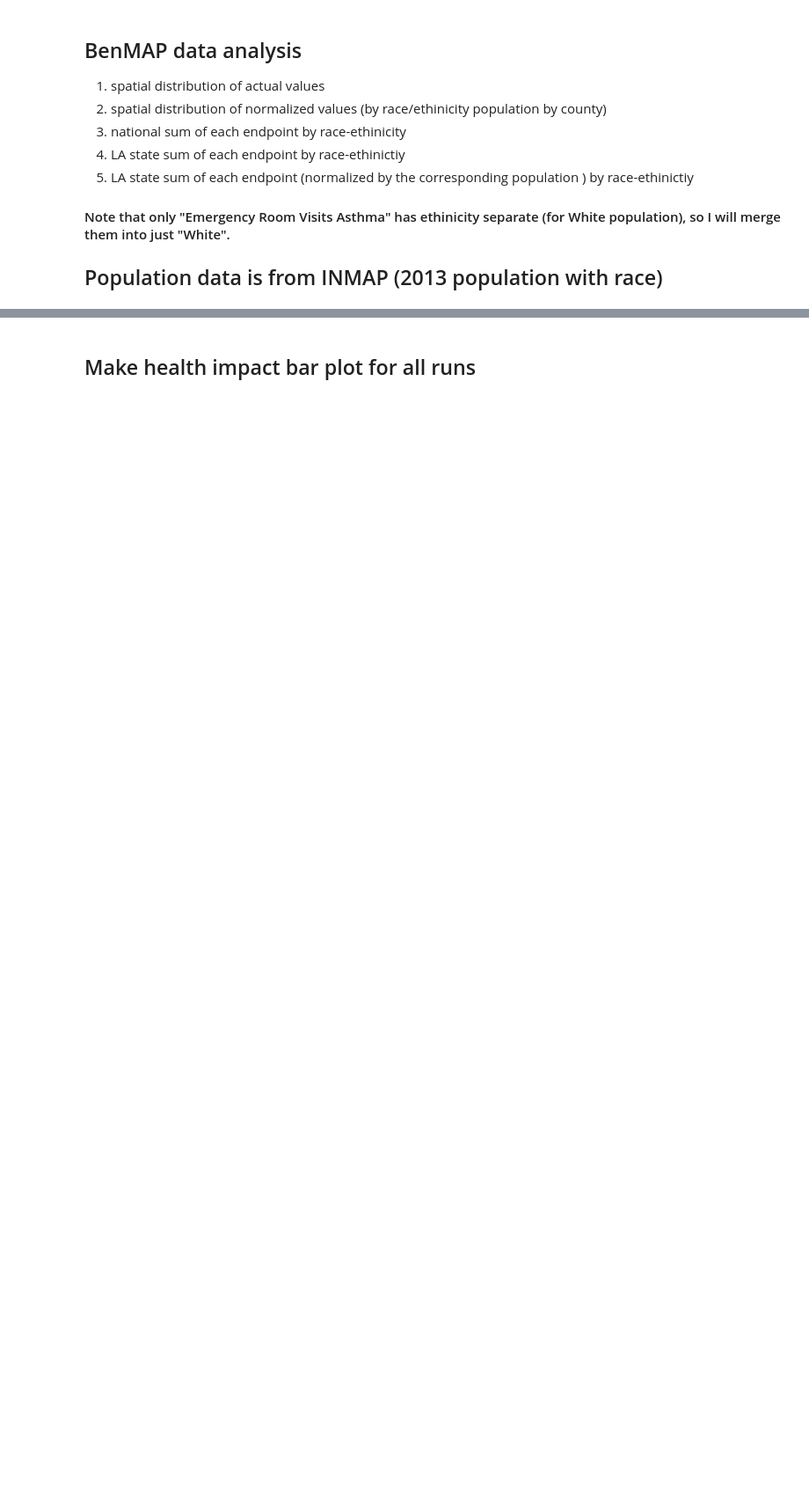
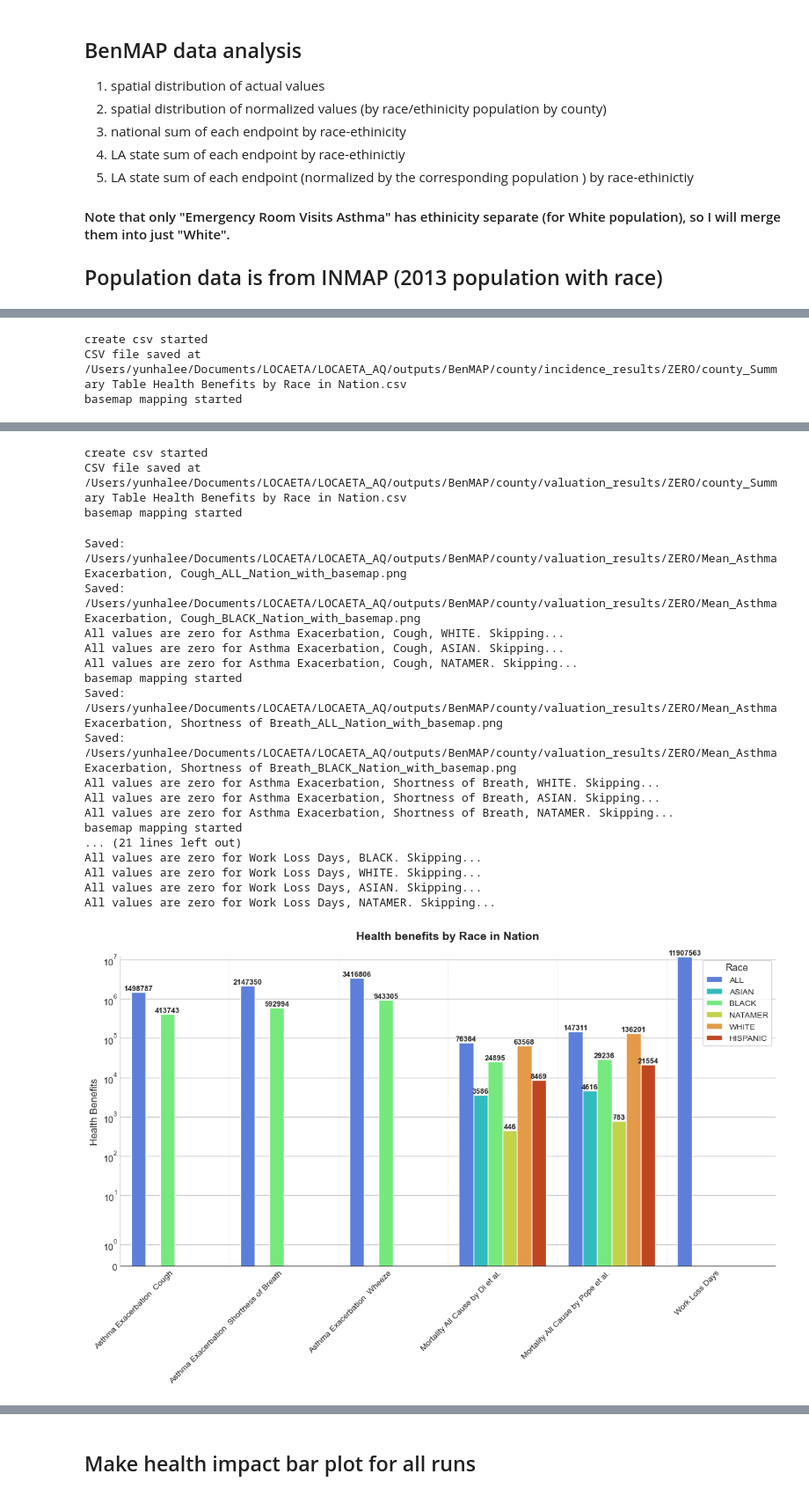
Before and after one commit to CarbonSolutions/LOCAETA_AQ, a Jupyter notebook: notebooks/BenMAP_output_analysis_final.ipynb, the cells around one changed output, grey strips where cells are left out. Shown at 88% size. Cells and saved outputs as stored; diff of their text form; code cells hidden in the pictures; blank space fills up the shorter version.

```diff
--- a/notebooks/BenMAP_output_analysis_final.ipynb
+++ b/notebooks/BenMAP_output_analysis_final.ipynb
@@ -383,7 +388,7 @@ grid_gdf.rename( columns={"COL":"Col", "ROW": "Row"}, inplace=True)
 # Define file paths
 
 benmap_output_type =['incidence' , 'valuation'] #
-runnames = ['LA_CCS', 'LA_CCS_noNH3'] # [ 'NEI_no_Landfill_2001411', 'CO_CCS', 'CO_CCS_wo_NH3_VOC', 'CO_Cherokee_CCS_wo_NH3_VOC','CO_Suncor_CCS_wo_NH3_VOC']
+runnames = ['ZERO'] # ['LA_CCS', 'LA_CCS_noNH3'] # [ 'NEI_no_Landfill_2001411', 'CO_CCS', 'CO_CCS_wo_NH3_VOC', 'CO_Cherokee_CCS_wo_NH3_VOC','CO_Suncor_CCS_wo_NH3_VOC']
 
 
 for runname in runnames:
@@ -436,7 +441,8 @@ for runname in runnames:
 
         # Dictionary to loop over
         #regions = {"CO": '08', "Nation": None}
-        regions = {"LA": ['22','05', "28", "48"] , "Nation": None}
+        #regions = {"LA": ['22','05', "28", "48"] , "Nation": None}
+        regions = {"Nation": None}
 
         final_df = gpd.GeoDataFrame(final_df, geometry= "geometry")
         type(final_df)
@@ -502,3 +508,4 @@ for runname in runnames:
                     plot_spatial_distribution_benmap_with_basemap(group, "Mean_per_Pop", output_dir, region_name)
                     ## title_mean_per_pop = f'Spatial Distribution for {endpoint} ({pollutant}, {author}) per Population in {region_name}'
                     ## plot_spatial_distribution_combined(group, title_mean_per_pop, "Mean_per_Pop", output_dir)
+# %% [output]
@@ -504,0 +514,3 @@ for runname in runnames:
+create csv started
+CSV file saved at /Users/yunhalee/Documents/LOCAETA/LOCAETA_AQ/outputs/BenMAP/county/incidence_results/ZERO/county_Summary Table Health Benefits by Race in Nation.csv
+basemap mapping started
@@ -504,0 +534,21 @@ for runname in runnames:
+create csv started
+CSV file saved at /Users/yunhalee/Documents/LOCAETA/LOCAETA_AQ/outputs/BenMAP/county/valuation_results/ZERO/county_Summary Table Health Benefits by Race in Nation.csv
+basemap mapping started
+Saved: /Users/yunhalee/Documents/LOCAETA/LOCAETA_AQ/outputs/BenMAP/county/valuation_results/ZERO/Mean_Asthma Exacerbation, Cough_ALL_Nation_with_basemap.png
+Saved: /Users/yunhalee/Documents/LOCAETA/LOCAETA_AQ/outputs/BenMAP/county/valuation_results/ZERO/Mean_Asthma Exacerbation, Cough_BLACK_Nation_with_basemap.png
+All values are zero for Asthma Exacerbation, Cough, WHITE. Skipping...
+All values are zero for Asthma Exacerbation, Cough, ASIAN. Skipping...
+All values are zero for Asthma Exacerbation, Cough, NATAMER. Skipping...
+basemap mapping started
+Saved: /Users/yunhalee/Documents/LOCAETA/LOCAETA_AQ/outputs/BenMAP/county/valuation_results/ZERO/Mean_Asthma Exacerbation, Shortness of Breath_ALL_Nation_with_basemap.png
+Saved: /Users/yunhalee/Documents/LOCAETA/LOCAETA_AQ/outputs/BenMAP/county/valuation_results/ZERO/Mean_Asthma Exacerbation, Shortness of Breath_BLACK_Nation_with_basemap.png
+All values are zero for Asthma Exacerbation, Shortness of Breath, WHITE. Skipping...
+All values are zero for Asthma Exacerbation, Shortness of Breath, ASIAN. Skipping...
+All values are zero for Asthma Exacerbation, Shortness of Breath, NATAMER. Skipping...
+basemap mapping started
+... (21 lines left out)
+All values are zero for Work Loss Days, BLACK. Skipping...
+All values are zero for Work Loss Days, WHITE. Skipping...
+All values are zero for Work Loss Days, ASIAN. Skipping...
+All values are zero for Work Loss Days, NATAMER. Skipping...
+[figure, added]
```
Also changed, not shown: parts of 6 cells of this notebook, 11 other files.
